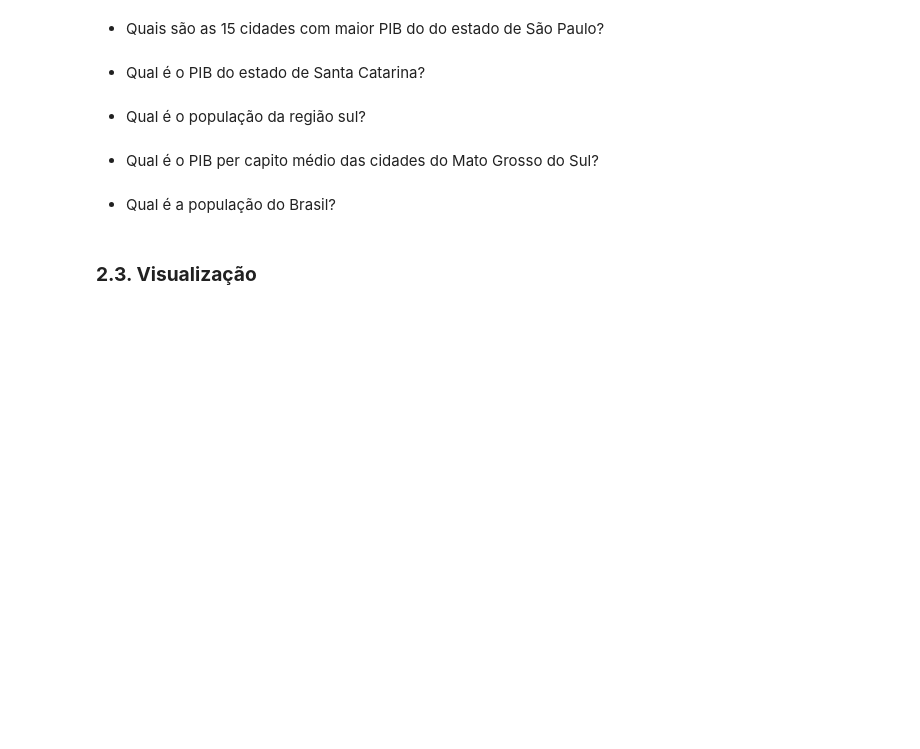
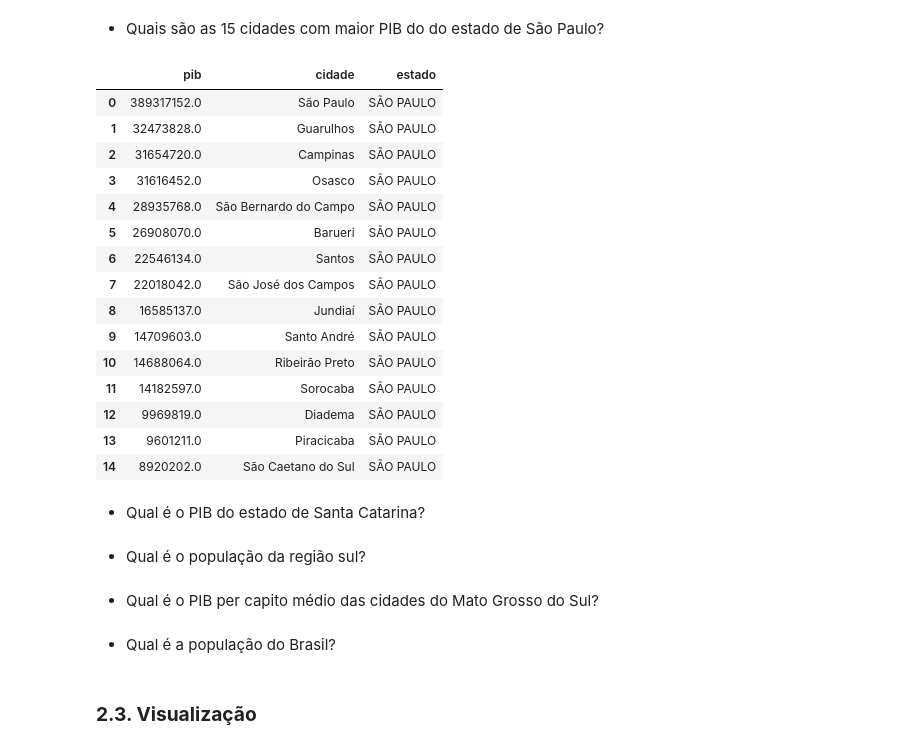
Before and after one commit to armando-nahmias/EBAC, a Jupyter notebook: AD/PAD_M13_Resposta.ipynb, the cells around one changed output. Cells and saved outputs as stored; diff of their text form; code cells hidden in the pictures; blank space fills up the shorter version.

```diff
--- a/AD/PAD_M13_Resposta.ipynb
+++ b/AD/PAD_M13_Resposta.ipynb
@@ -331,3 +339,5 @@ KeyError: 'gid'
 Utilize o pacote Python `pandas` para carregar o arquivo `brasil.csv` no dataframe `brasil_df`.
 # %%
 # solução do exercício 2.1
+brasil_df = pd.read_csv('./dados/brasil.csv')
+brasil_df.info()
@@ -350,3 +398,23 @@ Utilize o dataframe `brasil_df` para responder as seguintes perguntas de negóci
+# %%
+# código para responder a pergunta
+brasil_df[['pib','cidade', 'estado']].sort_values(by='pib', ascending=False).query('estado == "SÃO PAULO"').head(n=15).reset_index(drop=True)
+# %% [output]
+|  | pib | cidade | estado |
+| 0 | 389317152.0 | São Paulo | SÃO PAULO |
+| 1 | 32473828.0 | Guarulhos | SÃO PAULO |
+| 2 | 31654720.0 | Campinas | SÃO PAULO |
+| 3 | 31616452.0 | Osasco | SÃO PAULO |
+| 4 | 28935768.0 | São Bernardo do Campo | SÃO PAULO |
+| 5 | 26908070.0 | Barueri | SÃO PAULO |
+| 6 | 22546134.0 | Santos | SÃO PAULO |
+| 7 | 22018042.0 | São José dos Campos | SÃO PAULO |
+| 8 | 16585137.0 | Jundiaí | SÃO PAULO |
+| 9 | 14709603.0 | Santo André | SÃO PAULO |
+| 10 | 14688064.0 | Ribeirão Preto | SÃO PAULO |
+| 11 | 14182597.0 | Sorocaba | SÃO PAULO |
+| 12 | 9969819.0 | Diadema | SÃO PAULO |
+| 13 | 9601211.0 | Piracicaba | SÃO PAULO |
+| 14 | 8920202.0 | São Caetano do Sul | SÃO PAULO |
 # %% [markdown]
  - Qual é o PIB do estado de Santa Catarina?
 # %%
```
Also changed, not shown: parts of 13 cells of this notebook, 4 other files.
